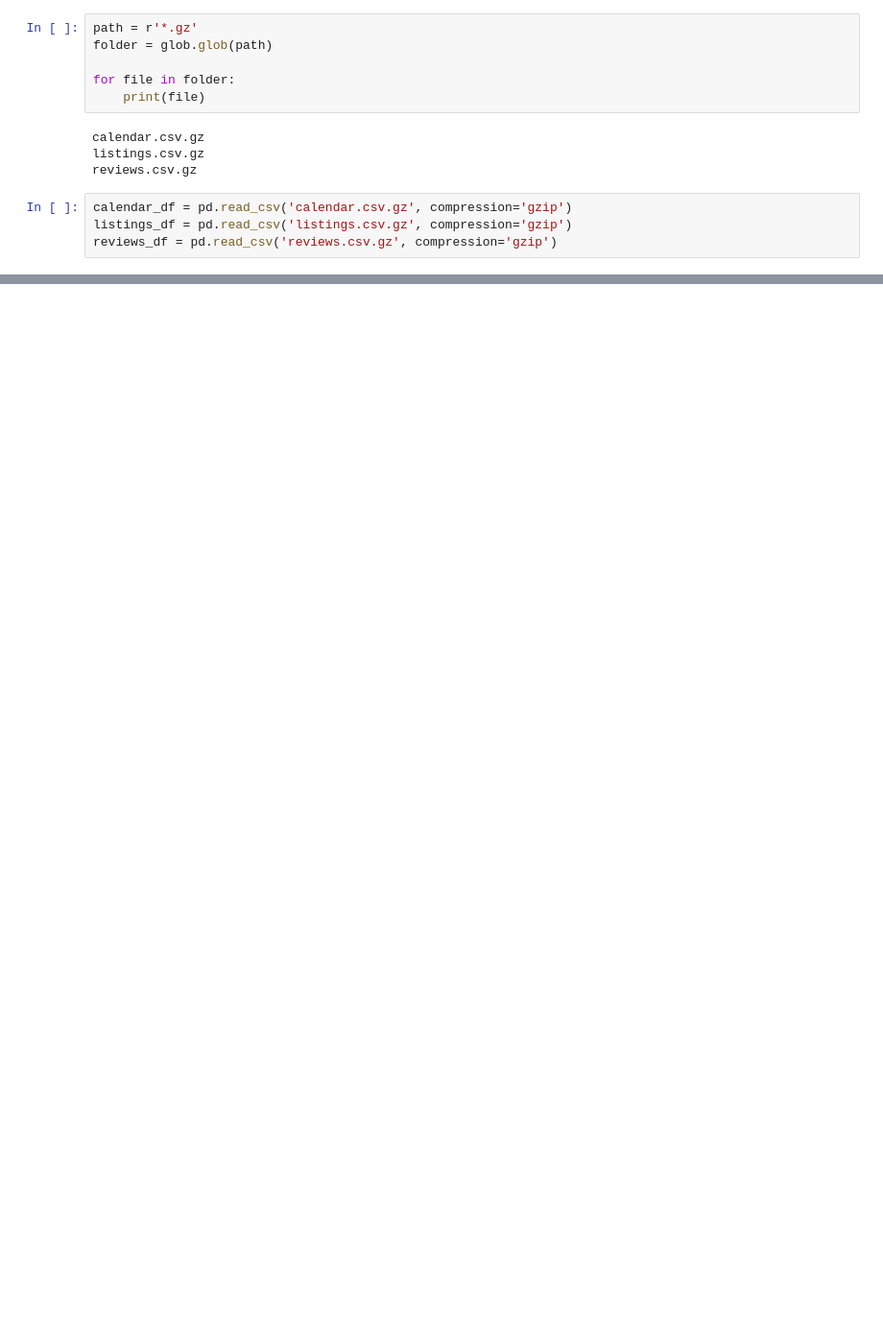
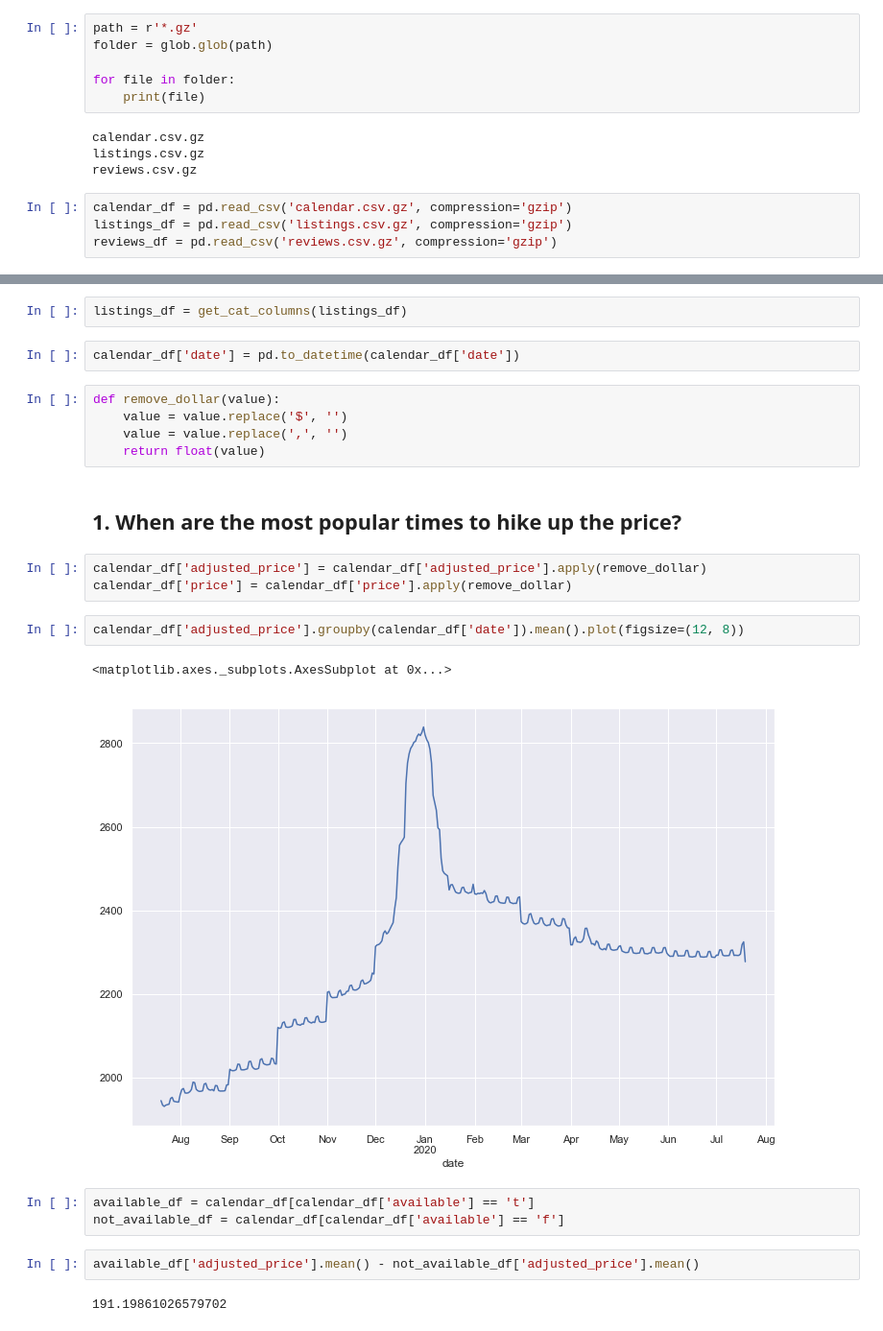
Before and after one commit to feeblefruits/airbnb_ct, a Jupyter notebook: airbnb_ct_eda.ipynb, the cells around one changed output, grey strips where cells are left out. Shown at 96% size. Cells and saved outputs as stored; diff of their text form; blank space fills up the shorter version.

Commit message:
Updated latest question refined
Added price_df.csv - takes long to run code and calling it is easier

```diff
--- a/airbnb_ct_eda.ipynb
+++ b/airbnb_ct_eda.ipynb
@@ -41,0 +57,26 @@ memory usage: 450.2+ MB
+# %%
+listings_df = get_cat_columns(listings_df)
+# %%
+calendar_df['date'] = pd.to_datetime(calendar_df['date'])
+# %%
+def remove_dollar(value):
+    value = value.replace('$', '')
+    value = value.replace(',', '')
+    return float(value)
+# %% [markdown]
+<h2>1. When are the most popular times to hike up the price?</h2>
+# %%
+calendar_df['adjusted_price'] = calendar_df['adjusted_price'].apply(remove_dollar)
+calendar_df['price'] = calendar_df['price'].apply(remove_dollar)
+# %%
+calendar_df['adjusted_price'].groupby(calendar_df['date']).mean().plot(figsize=(12, 8))
+# %% [output]
+<matplotlib.axes._subplots.AxesSubplot at 0x...>
+[figure, added]
+# %%
+available_df = calendar_df[calendar_df['available'] == 't']
+not_available_df = calendar_df[calendar_df['available'] == 'f']
+# %%
+available_df['adjusted_price'].mean() - not_available_df['adjusted_price'].mean()
+# %% [output]
+191.19861026579702
```
Also changed, not shown: parts of 33 cells of this notebook, 3 other files.
